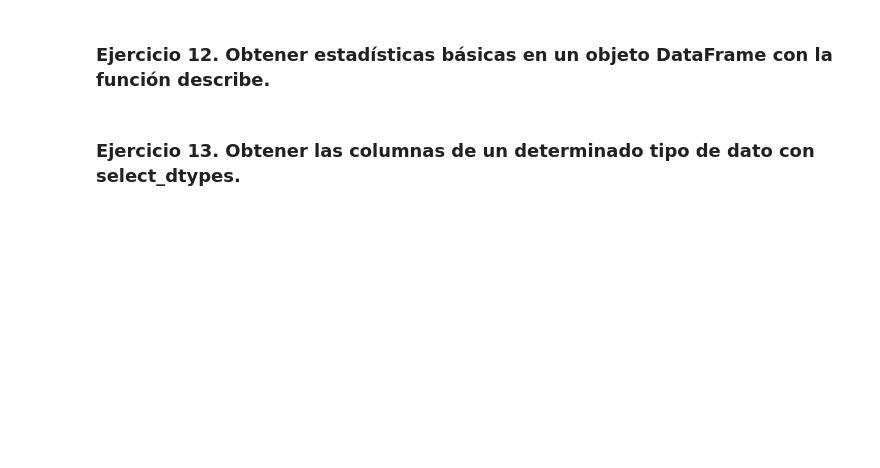
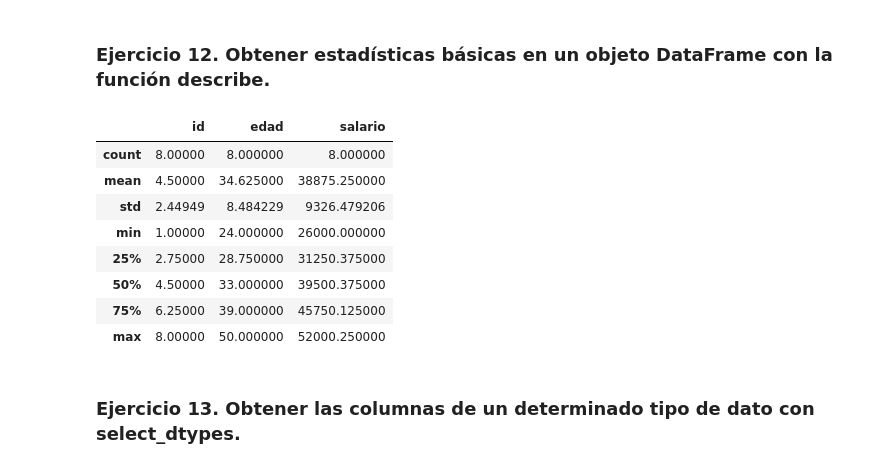
Before and after one commit to VictorFigueroa-IesPsur/PIA-MIA, a Jupyter notebook: Python/Estadistica_Python/Panda/ejercicios_pandas_dataframes.ipynb, the cells around one changed output. Saved outputs shown, nothing was run; the diff lists cells and outputs as text; code cells hidden in the pictures; blank space fills up the shorter version.

```diff
--- a/Python/Estadistica_Python/Panda/ejercicios_pandas_dataframes.ipynb
+++ b/Python/Estadistica_Python/Panda/ejercicios_pandas_dataframes.ipynb
@@ -58,2 +137,14 @@ import numpy as np
+# %%
+dataframe_ejemplo.describe()
+# %% [output]
+|  | id | edad | salario |
+| count | 8.00000 | 8.000000 | 8.000000 |
+| mean | 4.50000 | 34.625000 | 38875.250000 |
+| std | 2.44949 | 8.484229 | 9326.479206 |
+| min | 1.00000 | 24.000000 | 26000.000000 |
+| 25% | 2.75000 | 28.750000 | 31250.375000 |
+| 50% | 4.50000 | 33.000000 | 39500.375000 |
+| 75% | 6.25000 | 39.000000 | 45750.125000 |
+| max | 8.00000 | 50.000000 | 52000.250000 |
 # %% [markdown]
 ### Ejercicio 13. Obtener las columnas de un determinado tipo de dato con select_dtypes.
```
Also changed, not shown: parts of 53 cells of this notebook, 3 other files.
